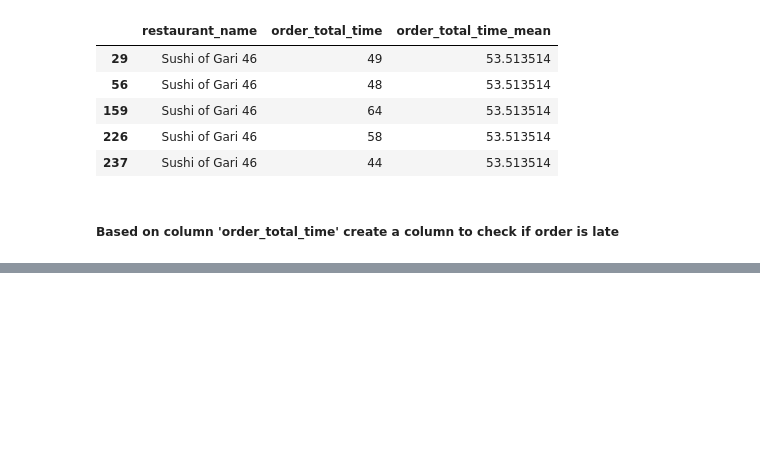
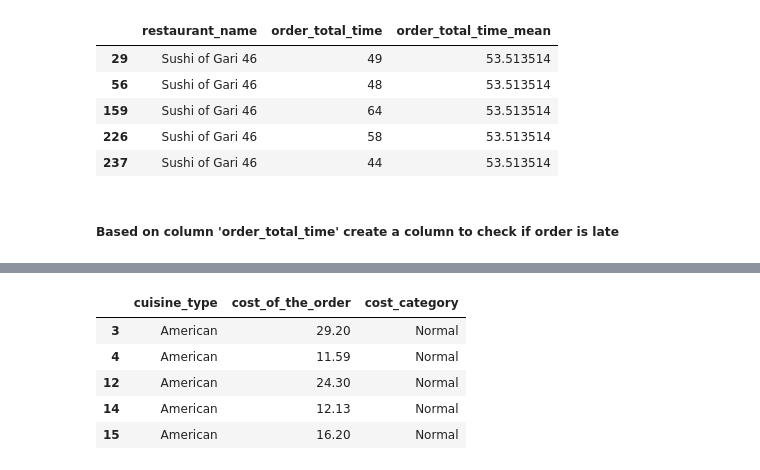
Before and after one commit to J3SSY-ANDU/Food-Delivery-Data-Analysis, a Jupyter notebook: notebooks/food_delivery_orders_eda.ipynb, the cells around one changed output, grey strips where cells are left out. Saved outputs shown, nothing was run; the diff lists cells and outputs as text; code cells hidden in the pictures; blank space fills up the shorter version.

```diff
--- a/notebooks/food_delivery_orders_eda.ipynb
+++ b/notebooks/food_delivery_orders_eda.ipynb
@@ -298,0 +341,9 @@ df[['restaurant_name', 'order_total_time', 'order_total_time_mean', 'order_is_la
+# %%
+df[df['cuisine_type'] == 'American'][['cuisine_type', 'cost_of_the_order', 'cost_category']].head() # Display rows for a specific cuisine type to check the cost category
+# %% [output]
+|  | cuisine_type | cost_of_the_order | cost_category |
+| 3 | American | 29.20 | Normal |
+| 4 | American | 11.59 | Normal |
+| 12 | American | 24.30 | Normal |
+| 14 | American | 12.13 | Normal |
+| 15 | American | 16.20 | Normal |
```
Also changed, not shown: parts of 17 cells of this notebook.
